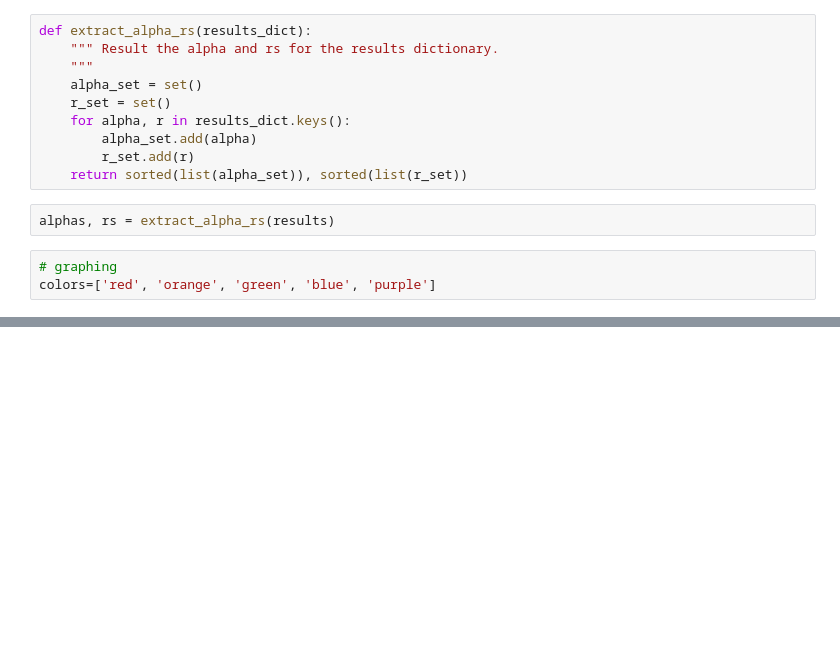
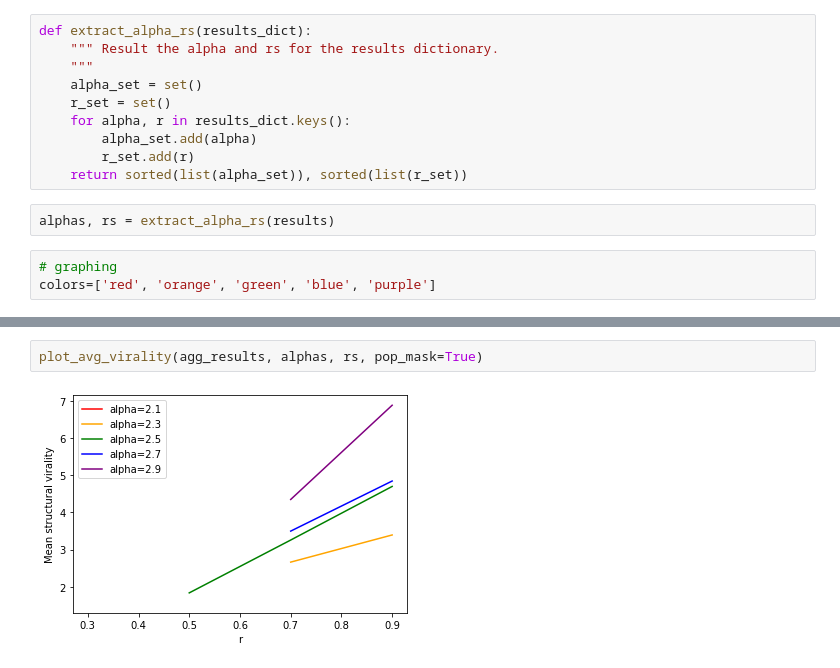
Before and after one commit to sunnymatt/t-recs-experiments, a Jupyter notebook: structural_virality/structural_virality.ipynb, the cells around one changed output, grey strips where cells are left out. Saved outputs shown, nothing was run; the diff lists cells and outputs as text; blank space fills up the shorter version.

```diff
--- a/structural_virality/structural_virality.ipynb
+++ b/structural_virality/structural_virality.ipynb
@@ -123,0 +175,4 @@ Text(0, 0.5, 'Correlation between size and structural virality')
+# %%
+plot_avg_virality(agg_results, alphas, rs, pop_mask=True)
+# %% [output]
+[figure, added]
```
Also changed, not shown: parts of 19 cells of this notebook, 2 other files.
